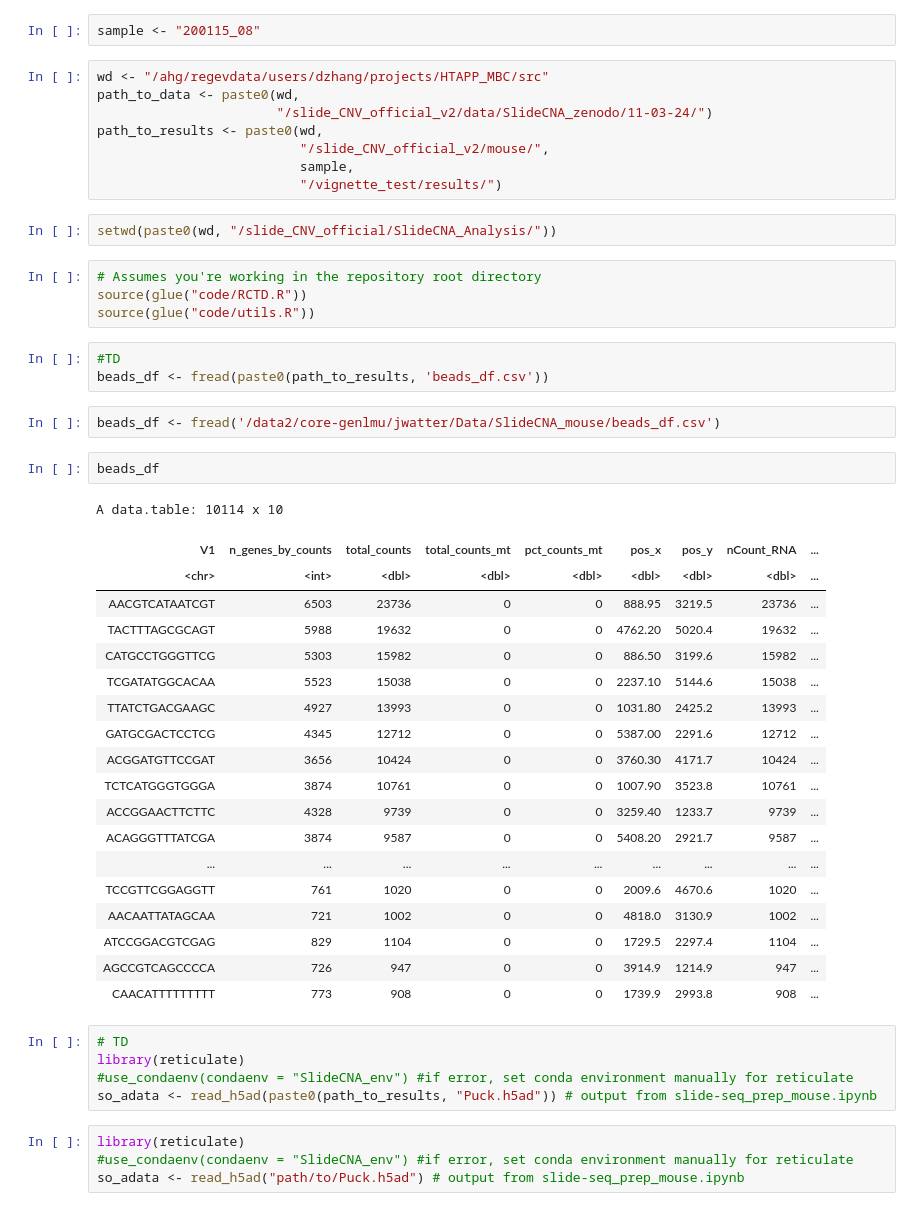
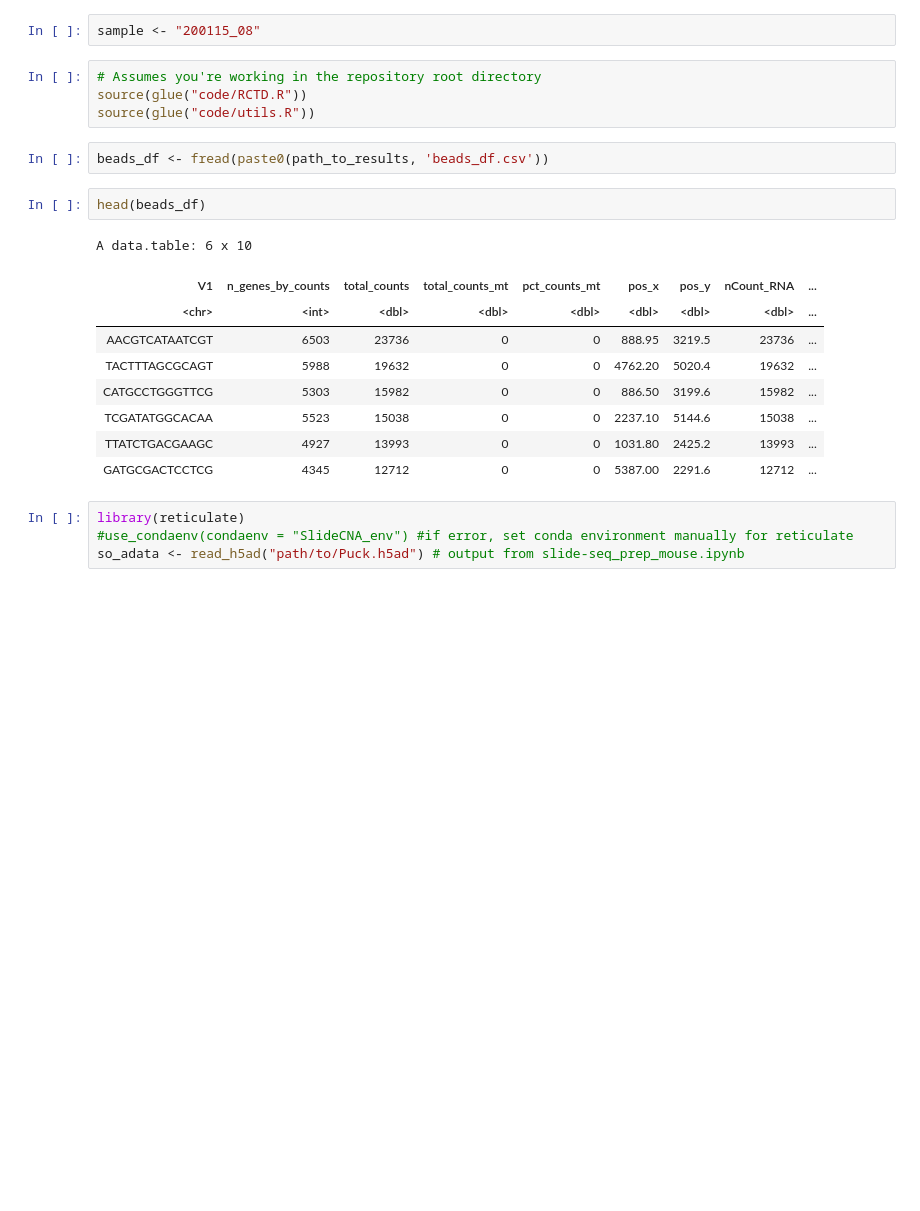
Before and after one commit to dkzhang777/SlideCNA_Analysis, a Jupyter notebook: vignettes/slide-seq_mouse.ipynb, the cells around one changed output. Drawn from its saved outputs; the diff is of its cells as text; blank space fills up the shorter version.

```diff
--- a/vignettes/slide-seq_mouse.ipynb
+++ b/vignettes/slide-seq_mouse.ipynb
@@ -31,52 +30,24 @@ lapply(libraries, function(x) suppressMessages(require(x, character.only = TRUE,
 [1] TRUE
 # %%
 sample <- "200115_08"
-# %%
-wd <- "/ahg/regevdata/users/dzhang/projects/HTAPP_MBC/src"
-path_to_data <- paste0(wd,
-                       "/slide_CNV_official_v2/data/SlideCNA_zenodo/11-03-24/")
-path_to_results <- paste0(wd,
-                          "/slide_CNV_official_v2/mouse/",
-                          sample,
-                          "/vignette_test/results/")
-# %%
-setwd(paste0(wd, "/slide_CNV_official/SlideCNA_Analysis/"))
 # %%
 # Assumes you're working in the repository root directory
 source(glue("code/RCTD.R"))
 source(glue("code/utils.R"))
 # %%
-#TD
 beads_df <- fread(paste0(path_to_results, 'beads_df.csv'))
-# %%
-beads_df <- fread('/data2/core-genlmu/jwatter/Data/SlideCNA_mouse/beads_df.csv')
 # %%
-beads_df
+head(beads_df)
 # %% [output]
-A data.table: 10114 x 10
+A data.table: 6 x 10
 | V1 | n_genes_by_counts | total_counts | total_counts_mt | pct_counts_mt | pos_x | pos_y | nCount_RNA | ... |
 | <chr> | <int> | <dbl> | <dbl> | <dbl> | <dbl> | <dbl> | <dbl> | ... |
 | AACGTCATAATCGT | 6503 | 23736 | 0 | 0 | 888.95 | 3219.5 | 23736 | ... |
 | TACTTTAGCGCAGT | 5988 | 19632 | 0 | 0 | 4762.20 | 5020.4 | 19632 | ... |
 | CATGCCTGGGTTCG | 5303 | 15982 | 0 | 0 | 886.50 | 3199.6 | 15982 | ... |
 | TCGATATGGCACAA | 5523 | 15038 | 0 | 0 | 2237.10 | 5144.6 | 15038 | ... |
 | TTATCTGACGAAGC | 4927 | 13993 | 0 | 0 | 1031.80 | 2425.2 | 13993 | ... |
 | GATGCGACTCCTCG | 4345 | 12712 | 0 | 0 | 5387.00 | 2291.6 | 12712 | ... |
-| ACGGATGTTCCGAT | 3656 | 10424 | 0 | 0 | 3760.30 | 4171.7 | 10424 | ... |
-| TCTCATGGGTGGGA | 3874 | 10761 | 0 | 0 | 1007.90 | 3523.8 | 10761 | ... |
-| ACCGGAACTTCTTC | 4328 | 9739 | 0 | 0 | 3259.40 | 1233.7 | 9739 | ... |
-| ACAGGGTTTATCGA | 3874 | 9587 | 0 | 0 | 5408.20 | 2921.7 | 9587 | ... |
-| ... | ... | ... | ... | ... | ... | ... | ... | ... |
-| TCCGTTCGGAGGTT | 761 | 1020 | 0 | 0 | 2009.6 | 4670.6 | 1020 | ... |
-| AACAATTATAGCAA | 721 | 1002 | 0 | 0 | 4818.0 | 3130.9 | 1002 | ... |
-| ATCCGGACGTCGAG | 829 | 1104 | 0 | 0 | 1729.5 | 2297.4 | 1104 | ... |
-| AGCCGTCAGCCCCA | 726 | 947 | 0 | 0 | 3914.9 | 1214.9 | 947 | ... |
-| CAACATTTTTTTTT | 773 | 908 | 0 | 0 | 1739.9 | 2993.8 | 908 | ... |
-# %%
-# TD
-library(reticulate)
-#use_condaenv(condaenv = "SlideCNA_env") #if error, set conda environment manually for reticulate
-so_adata <- read_h5ad(paste0(path_to_results, "Puck.h5ad")) # output from slide-seq_prep_mouse.ipynb
 # %%
 library(reticulate)
 #use_condaenv(condaenv = "SlideCNA_env") #if error, set conda environment manually for reticulate
```
Also changed, not shown: parts of 11 cells of this notebook, 3 other files.
